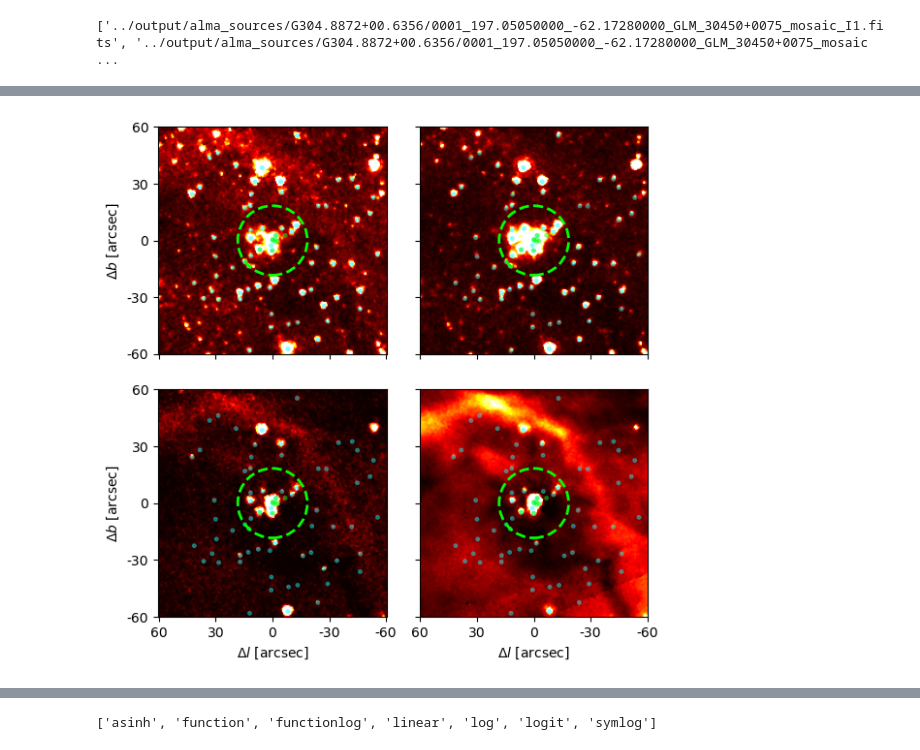
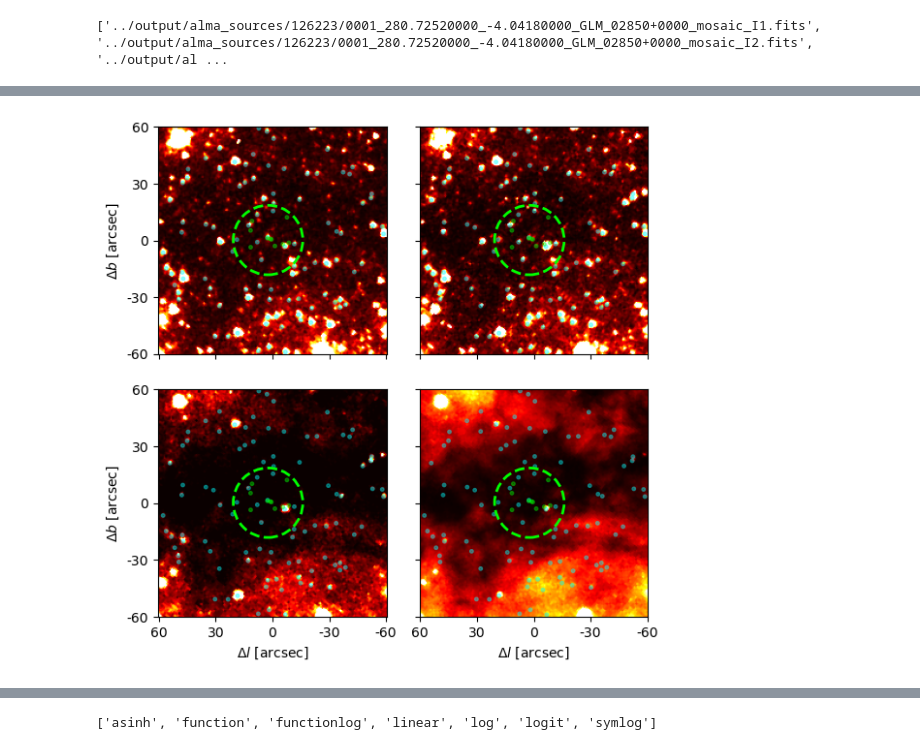
Before and after one commit to Ajuradoi1/ALMAGAL_IR, a Jupyter notebook: src/image_fits.ipynb, the cells around one changed output, grey strips where cells are left out. Saved outputs shown, nothing was run; the diff lists cells and outputs as text; code cells hidden in the pictures.

Commit message:
small_fix_images

```diff
--- a/src/image_fits.ipynb
+++ b/src/image_fits.ipynb
@@ -11,10 +11,10 @@ from regions import Regions
 from matplotlib.colors import PowerNorm
 #from reproject import reproject_interp
 
-image = 2
+image = 1
 
 if image == 1:
-    region = 126223
+    region = '126223'
     path = '../output/alma_sources/126223/'
     alma_image = path + '126223_cont_7MTM2TM1_jointdeconv.image.fits'
     spitzer = []
@@ -30,7 +30,7 @@ else:
 
 print(spitzer)
 # %% [output]
-['../output/alma_sources/G304.8872+00.6356/0001_197.05050000_-62.17280000_GLM_30450+0075_mosaic_I1.fits', '../output/alma_sources/G304.8872+00.6356/0001_197.05050000_-62.17280000_GLM_30450+0075_mosaic ...
+['../output/alma_sources/126223/0001_280.72520000_-4.04180000_GLM_02850+0000_mosaic_I1.fits', '../output/alma_sources/126223/0001_280.72520000_-4.04180000_GLM_02850+0000_mosaic_I2.fits', '../output/al ...
 # %%
 def regions_patch(regions,axs,i,j,wcs):
     for reg in regions:
@@ -117,7 +117,7 @@ with fits.open(alma_image) as alma_fits:
                     counter = counter +1
                 else:
                     axs[1][idx-2].imshow(spitzer_fits[0].data,origin='lower',cmap='hot',
-                            norm=PowerNorm(gamma=2,vmin = 30,vmax=65))
+                            norm=PowerNorm(gamma=2,vmin = 30,vmax=80)) # 65 was before
                     axs[1][idx-2].add_patch(circle)
 
                     regions_patch(regs_spitzer,axs,1,idx-2,spitzer_wcs)
@@ -167,7 +167,7 @@ WARNING: FITSFixedWarning: 'datfix' made the change 'Set MJD-OBS to 58813.616321
 WARNING: FITSFixedWarning: 'obsfix' made the change 'Set OBSGEO-L to   -67.754929 from OBSGEO-[XYZ].
 Set OBSGEO-B to   -23.022886 from OBSGEO-[XYZ].
 Set OBSGEO-H to     5053.796 from OBSGEO-[XYZ]'. [astropy.wcs.wcs]
-[figure, old version]
+[figure, new version]
 # %%
 with fits.open(alma_image) as alma_fits:
 
```
Also changed, not shown: parts of 2 cells of this notebook.
